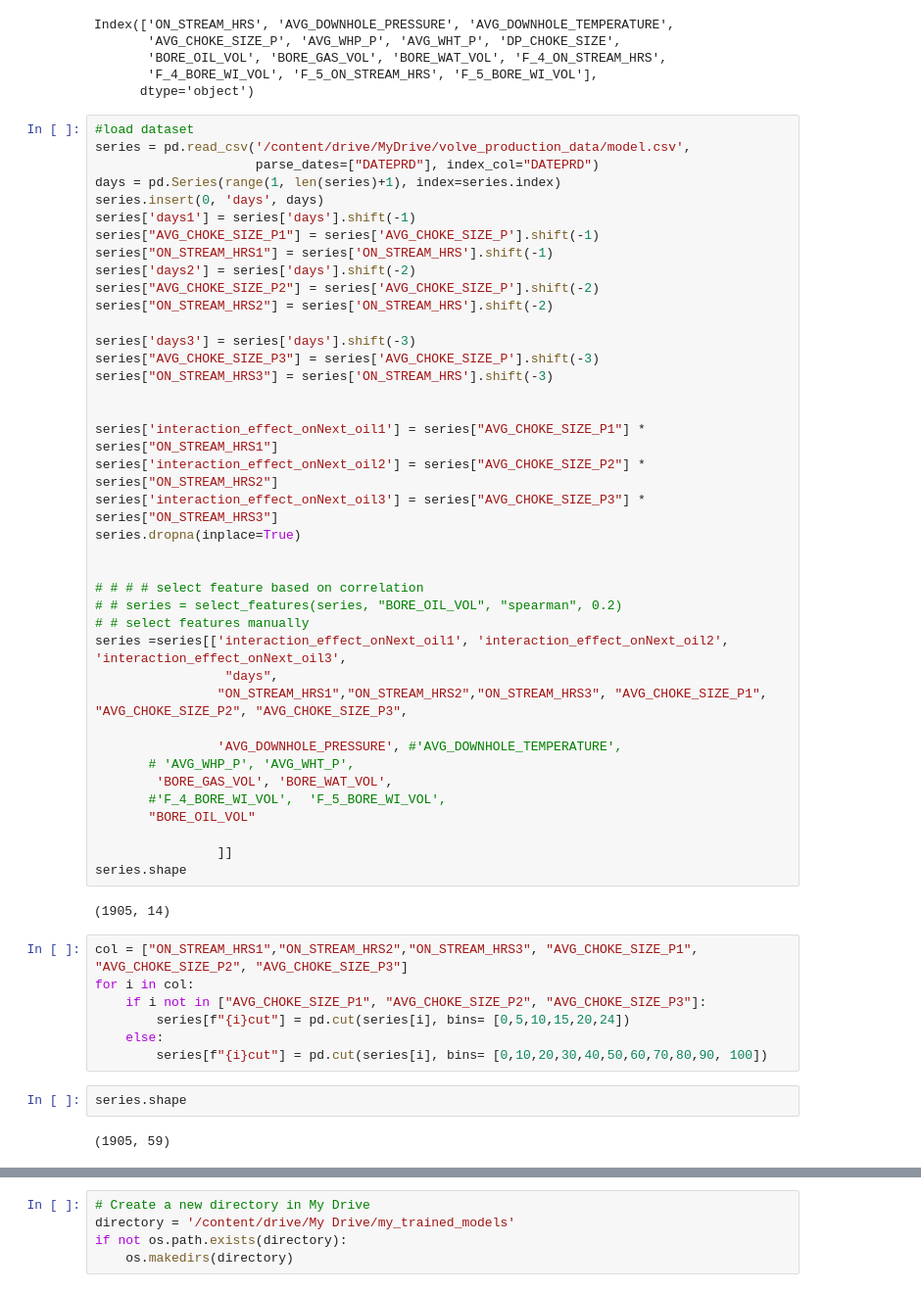
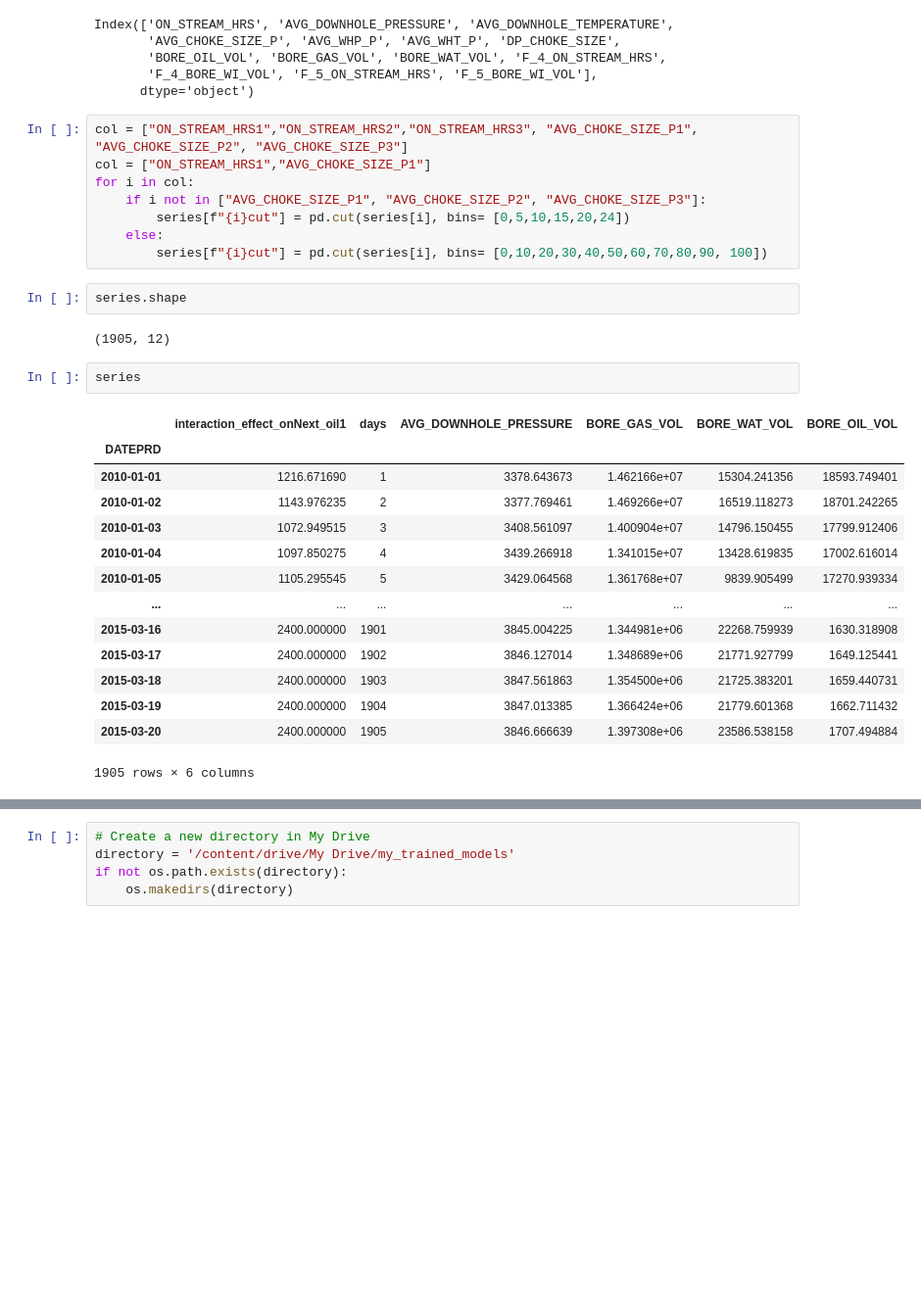
Before and after one commit to ashrafalaghbari/GA-TCN-LSTM, a Jupyter notebook: optimal_TCN_single_step.ipynb, the cells around one changed output, grey strips where cells are left out. Shown at 98% size. Drawn from its saved outputs; the diff is of its cells as text; blank space fills up the shorter version.

```diff
--- a/optimal_TCN_single_step.ipynb
+++ b/optimal_TCN_single_step.ipynb
@@ -226,49 +196,9 @@ Index(['ON_STREAM_HRS', 'AVG_DOWNHOLE_PRESSURE', 'AVG_DOWNHOLE_TEMPERATURE',
        'BORE_OIL_VOL', 'BORE_GAS_VOL', 'BORE_WAT_VOL', 'F_4_ON_STREAM_HRS',
        'F_4_BORE_WI_VOL', 'F_5_ON_STREAM_HRS', 'F_5_BORE_WI_VOL'],
       dtype='object')
-# %%
-#load dataset
-series = pd.read_csv('/content/drive/MyDrive/volve_production_data/model.csv',
-                     parse_dates=["DATEPRD"], index_col="DATEPRD")
-days = pd.Series(range(1, len(series)+1), index=series.index)
-series.insert(0, 'days', days)
-series['days1'] = series['days'].shift(-1)
-series["AVG_CHOKE_SIZE_P1"] = series['AVG_CHOKE_SIZE_P'].shift(-1)
-series["ON_STREAM_HRS1"] = series['ON_STREAM_HRS'].shift(-1)
-series['days2'] = series['days'].shift(-2)
-series["AVG_CHOKE_SIZE_P2"] = series['AVG_CHOKE_SIZE_P'].shift(-2)
-series["ON_STREAM_HRS2"] = series['ON_STREAM_HRS'].shift(-2)
-
-series['days3'] = series['days'].shift(-3)
-series["AVG_CHOKE_SIZE_P3"] = series['AVG_CHOKE_SIZE_P'].shift(-3)
-series["ON_STREAM_HRS3"] = series['ON_STREAM_HRS'].shift(-3)
-
-
-series['interaction_effect_onNext_oil1'] = series["AVG_CHOKE_SIZE_P1"] *  series["ON_STREAM_HRS1"]
-series['interaction_effect_onNext_oil2'] = series["AVG_CHOKE_SIZE_P2"] *  series["ON_STREAM_HRS2"]
-series['interaction_effect_onNext_oil3'] = series["AVG_CHOKE_SIZE_P3"] *  series["ON_STREAM_HRS3"]
-series.dropna(inplace=True)
-
-
-# # # # select feature based on correlation
-# # series = select_features(series, "BORE_OIL_VOL", "spearman", 0.2)
-# # select features manually
-series =series[['interaction_effect_onNext_oil1', 'interaction_effect_onNext_oil2', 'interaction_effect_onNext_oil3',
-                 "days",
-                "ON_STREAM_HRS1","ON_STREAM_HRS2","ON_STREAM_HRS3", "AVG_CHOKE_SIZE_P1", "AVG_CHOKE_SIZE_P2", "AVG_CHOKE_SIZE_P3",
-
-                'AVG_DOWNHOLE_PRESSURE', #'AVG_DOWNHOLE_TEMPERATURE',
-       # 'AVG_WHP_P', 'AVG_WHT_P',
-        'BORE_GAS_VOL', 'BORE_WAT_VOL',
-       #'F_4_BORE_WI_VOL',  'F_5_BORE_WI_VOL',
-       "BORE_OIL_VOL"
-
-                ]]
-series.shape
-# %% [output]
-(1905, 14)
 # %%
 col = ["ON_STREAM_HRS1","ON_STREAM_HRS2","ON_STREAM_HRS3", "AVG_CHOKE_SIZE_P1", "AVG_CHOKE_SIZE_P2", "AVG_CHOKE_SIZE_P3"]
+col = ["ON_STREAM_HRS1","AVG_CHOKE_SIZE_P1"]
 for i in col:
     if i not in ["AVG_CHOKE_SIZE_P1", "AVG_CHOKE_SIZE_P2", "AVG_CHOKE_SIZE_P3"]:
         series[f"{i}cut"] = pd.cut(series[i], bins= [0,5,10,15,20,24])
@@ -277,5 +207,22 @@ for i in col:
 # %%
 series.shape
 # %% [output]
-(1905, 59)
+(1905, 12)
+# %%
+series
+# %% [output]
+|  | interaction_effect_onNext_oil1 | days | AVG_DOWNHOLE_PRESSURE | BORE_GAS_VOL | BORE_WAT_VOL | BORE_OIL_VOL |
+| DATEPRD |  |  |  |  |  |  |
+| 2010-01-01 | 1216.671690 | 1 | 3378.643673 | 1.462166e+07 | 15304.241356 | 18593.749401 |
+| 2010-01-02 | 1143.976235 | 2 | 3377.769461 | 1.469266e+07 | 16519.118273 | 18701.242265 |
+| 2010-01-03 | 1072.949515 | 3 | 3408.561097 | 1.400904e+07 | 14796.150455 | 17799.912406 |
+| 2010-01-04 | 1097.850275 | 4 | 3439.266918 | 1.341015e+07 | 13428.619835 | 17002.616014 |
+| 2010-01-05 | 1105.295545 | 5 | 3429.064568 | 1.361768e+07 | 9839.905499 | 17270.939334 |
+| ... | ... | ... | ... | ... | ... | ... |
+| 2015-03-16 | 2400.000000 | 1901 | 3845.004225 | 1.344981e+06 | 22268.759939 | 1630.318908 |
+| 2015-03-17 | 2400.000000 | 1902 | 3846.127014 | 1.348689e+06 | 21771.927799 | 1649.125441 |
+| 2015-03-18 | 2400.000000 | 1903 | 3847.561863 | 1.354500e+06 | 21725.383201 | 1659.440731 |
+| 2015-03-19 | 2400.000000 | 1904 | 3847.013385 | 1.366424e+06 | 21779.601368 | 1662.711432 |
+| 2015-03-20 | 2400.000000 | 1905 | 3846.666639 | 1.397308e+06 | 23586.538158 | 1707.494884 |
+1905 rows × 6 columns
 # %%
```
Also changed, not shown: parts of 43 cells of this notebook.
